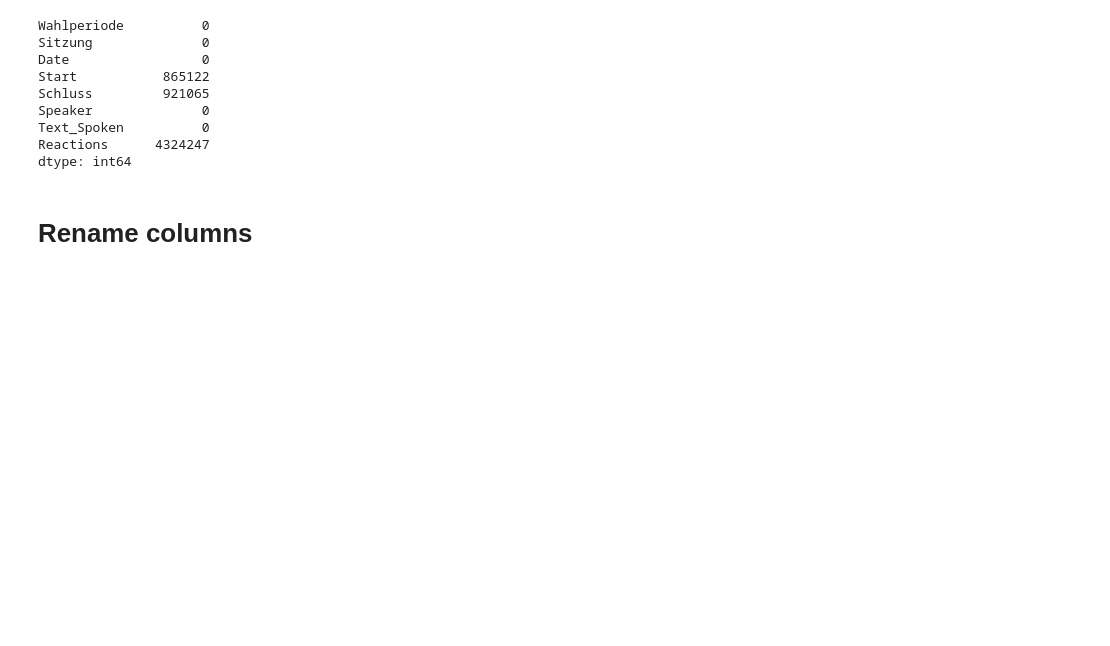
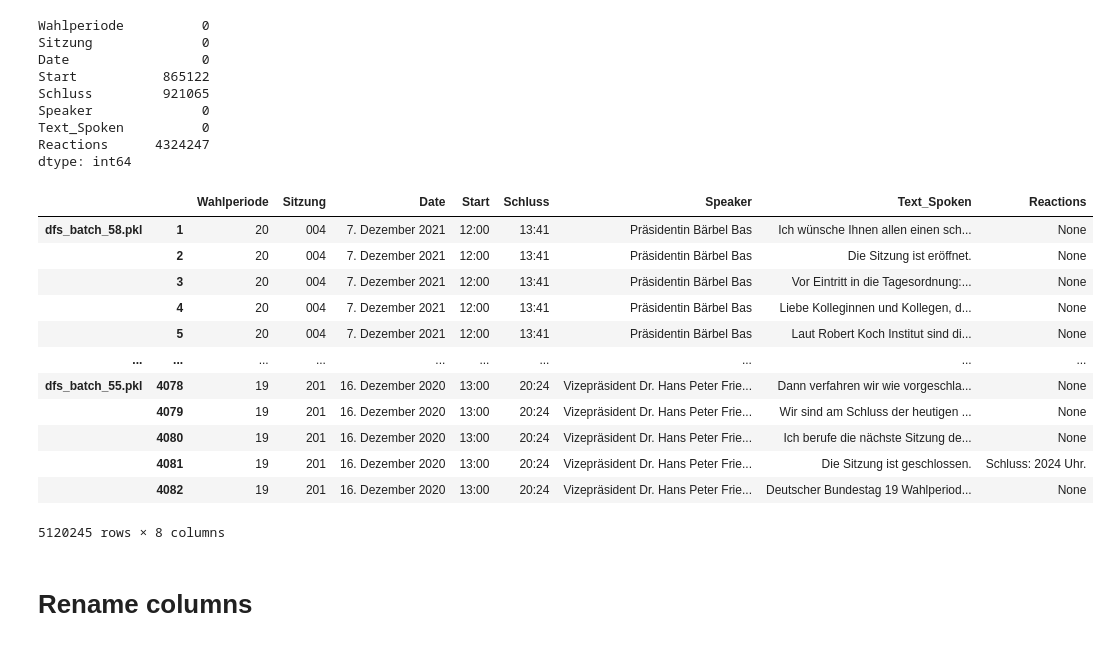
Before and after one commit to MerleSt/Sentiment_In_Session, a Jupyter notebook: Notebooks/2. Cleaning_PDFs/df_cleaning.ipynb, the cells around one changed output. Drawn from its saved outputs; the diff is of its cells as text; code cells hidden in the pictures; blank space fills up the shorter version.

Commit message:
added some cleaning in the dataframe cleaning

```diff
--- a/Notebooks/2. Cleaning_PDFs/df_cleaning.ipynb
+++ b/Notebooks/2. Cleaning_PDFs/df_cleaning.ipynb
@@ -60,6 +60,22 @@ Speaker              0
 Text_Spoken          0
 Reactions      4324247
 dtype: int64
+# %%
+df
+# %% [output]
+|  |  | Wahlperiode | Sitzung | Date | Start | Schluss | Speaker | Text_Spoken | Reactions |
+| dfs_batch_58.pkl | 1 | 20 | 004 | 7. Dezember 2021 | 12:00 | 13:41 | Präsidentin Bärbel Bas | Ich wünsche Ihnen allen einen sch... | None |
+|  | 2 | 20 | 004 | 7. Dezember 2021 | 12:00 | 13:41 | Präsidentin Bärbel Bas | Die Sitzung ist eröffnet. | None |
+|  | 3 | 20 | 004 | 7. Dezember 2021 | 12:00 | 13:41 | Präsidentin Bärbel Bas | Vor Eintritt in die Tagesordnung:... | None |
+|  | 4 | 20 | 004 | 7. Dezember 2021 | 12:00 | 13:41 | Präsidentin Bärbel Bas | Liebe Kolleginnen und Kollegen, d... | None |
+|  | 5 | 20 | 004 | 7. Dezember 2021 | 12:00 | 13:41 | Präsidentin Bärbel Bas | Laut Robert Koch Institut sind di... | None |
+| ... | ... | ... | ... | ... | ... | ... | ... | ... | ... |
+| dfs_batch_55.pkl | 4078 | 19 | 201 | 16. Dezember 2020 | 13:00 | 20:24 | Vizepräsident Dr. Hans Peter Frie... | Dann verfahren wir wie vorgeschla... | None |
+|  | 4079 | 19 | 201 | 16. Dezember 2020 | 13:00 | 20:24 | Vizepräsident Dr. Hans Peter Frie... | Wir sind am Schluss der heutigen ... | None |
+|  | 4080 | 19 | 201 | 16. Dezember 2020 | 13:00 | 20:24 | Vizepräsident Dr. Hans Peter Frie... | Ich berufe die nächste Sitzung de... | None |
+|  | 4081 | 19 | 201 | 16. Dezember 2020 | 13:00 | 20:24 | Vizepräsident Dr. Hans Peter Frie... | Die Sitzung ist geschlossen. | Schluss: 2024 Uhr. |
+|  | 4082 | 19 | 201 | 16. Dezember 2020 | 13:00 | 20:24 | Vizepräsident Dr. Hans Peter Frie... | Deutscher Bundestag 19 Wahlperiod... | None |
+5120245 rows × 8 columns
 # %% [markdown]
 # Rename columns
 # %%
```
Also changed, not shown: parts of 42 cells of this notebook, 2 other files.
